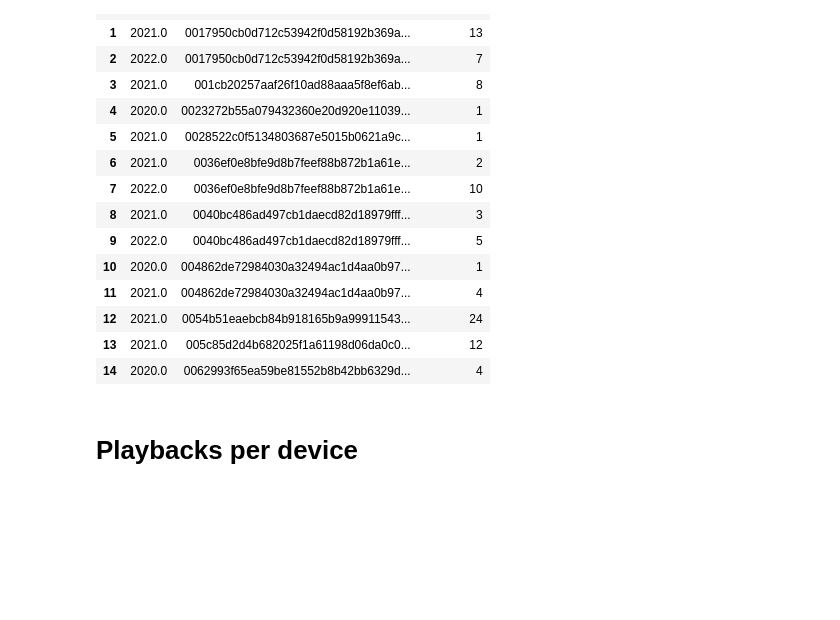
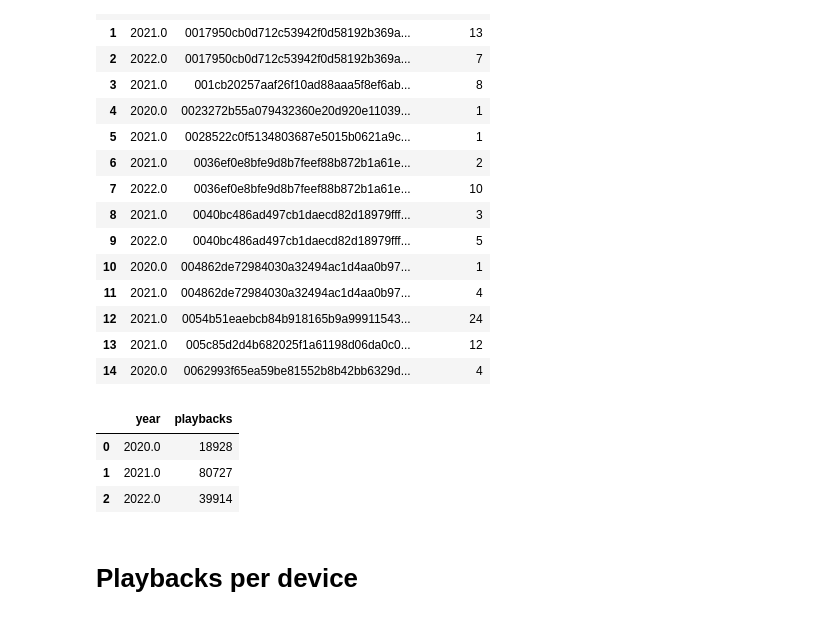
Before and after one commit to elisicke/Data-Analyst-Capstone-Project, a Jupyter notebook: EDA_phillipp.ipynb, the cells around one changed output. Drawn from its saved outputs; the diff is of its cells as text; code cells hidden in the pictures; blank space fills up the shorter version.

```diff
--- a/EDA_phillipp.ipynb
+++ b/EDA_phillipp.ipynb
@@ -161,6 +158,15 @@ sf.get_dataframe(f'SELECT EXTRACT(year FROM date_start) as year, account_key as
 | 12 | 2021.0 | 0054b51eaebcb84b918165b9a99911543... | 24 |
 | 13 | 2021.0 | 005c85d2d4b682025f1a61198d06da0c0... | 12 |
 | 14 | 2020.0 | 0062993f65ea59be81552b8b42bb6329d... | 4 |
+# %%
+sf.get_dataframe(f'SELECT EXTRACT(year FROM date_start) as year, count(*) as playbacks FROM {schema}.playbacks GROUP BY EXTRACT(year FROM date_start) ORDER BY year').head(15)
+#TODO average per month per year
+#IDEA to have two time periods (October 20-21-22)
+# %% [output]
+|  | year | playbacks |
+| 0 | 2020.0 | 18928 |
+| 1 | 2021.0 | 80727 |
+| 2 | 2022.0 | 39914 |
 # %% [markdown]
 # Playbacks per device
 # %%
```
Also changed, not shown: parts of 6 cells of this notebook.
